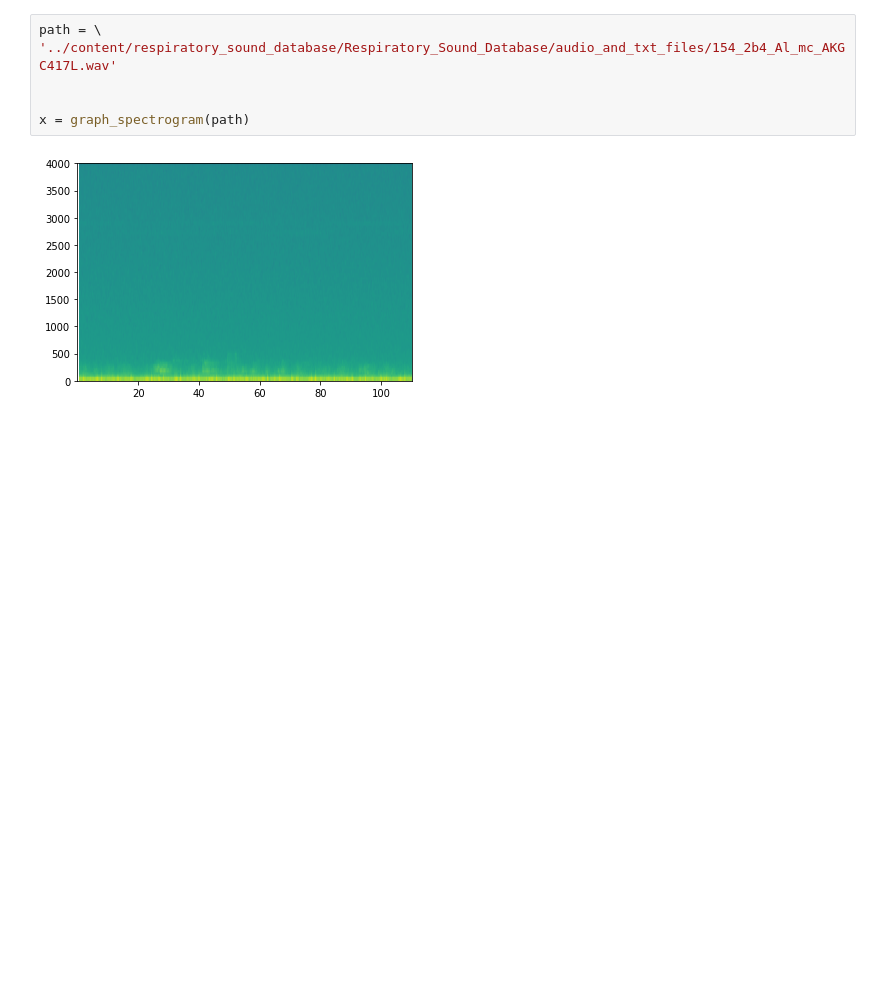
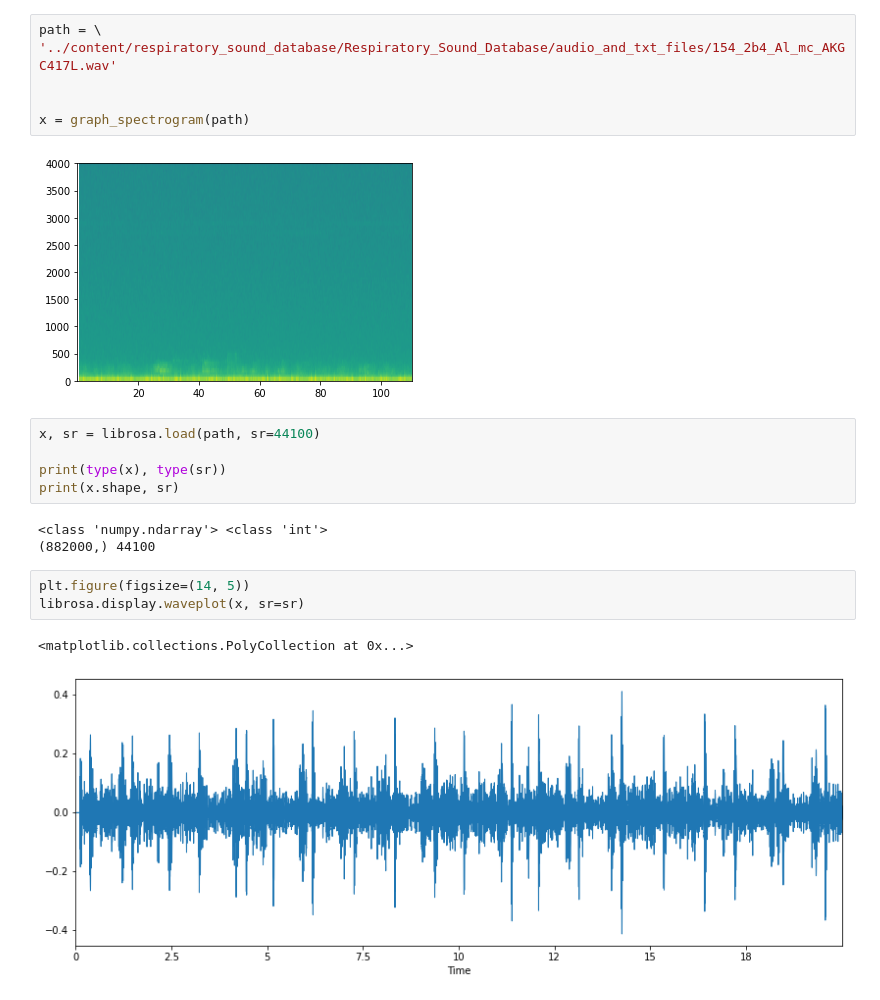
Before and after one commit to tibayo1/DL-Lung-Sounds, a Jupyter notebook: Lung_Sounds_Detection.ipynb, the cells around one changed output. Saved outputs shown, nothing was run; the diff lists cells and outputs as text; blank space fills up the shorter version.

```diff
--- a/Lung_Sounds_Detection.ipynb
+++ b/Lung_Sounds_Detection.ipynb
@@ -106,3 +106,17 @@ path = \
 x = graph_spectrogram(path)
 # %% [output]
 [figure]
+# %%
+x, sr = librosa.load(path, sr=44100)
+
+print(type(x), type(sr))
+print(x.shape, sr)
+# %% [output]
+<class 'numpy.ndarray'> <class 'int'>
+(882000,) 44100
+# %%
+plt.figure(figsize=(14, 5))
+librosa.display.waveplot(x, sr=sr)
+# %% [output]
+<matplotlib.collections.PolyCollection at 0x...>
+[figure, added]
```
